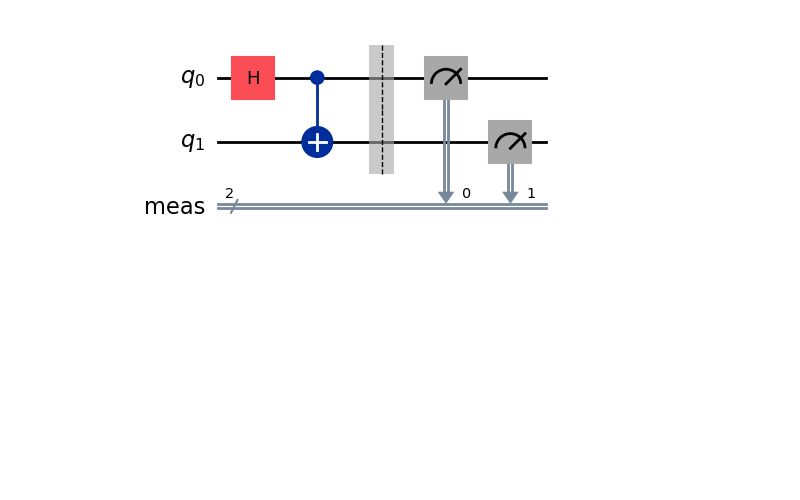
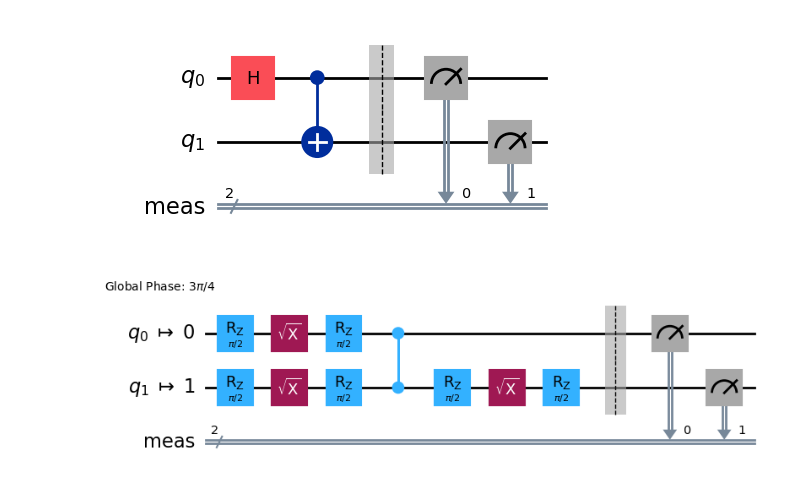
Before and after one commit to lakshya4568/Quantum-AI-ML, a Jupyter notebook: notebooks/Quantum_check.ipynb, the cells around one changed output. Drawn from its saved outputs; the diff is of its cells as text; code cells hidden in the pictures; blank space fills up the shorter version.

```diff
--- a/notebooks/Quantum_check.ipynb
+++ b/notebooks/Quantum_check.ipynb
@@ -78,2 +66,10 @@ service = QiskitRuntimeService('ibm_quantum')
+# %%
+# Convert to an ISA circuit and layout-mapped observables.
+pm = generate_preset_pass_manager(backend=backend, optimization_level=1)
+isa_circuit = pm.run(qc)
+observables = [observable.apply_layout(isa_circuit.layout) for observable in observables]
+isa_circuit.draw("mpl", idle_wires=False)
+# %% [output]
+[figure, added]
 # %%
 # construct the estimator instance we want to use
```
Also changed, not shown: parts of 13 cells of this notebook, 4 other files.
